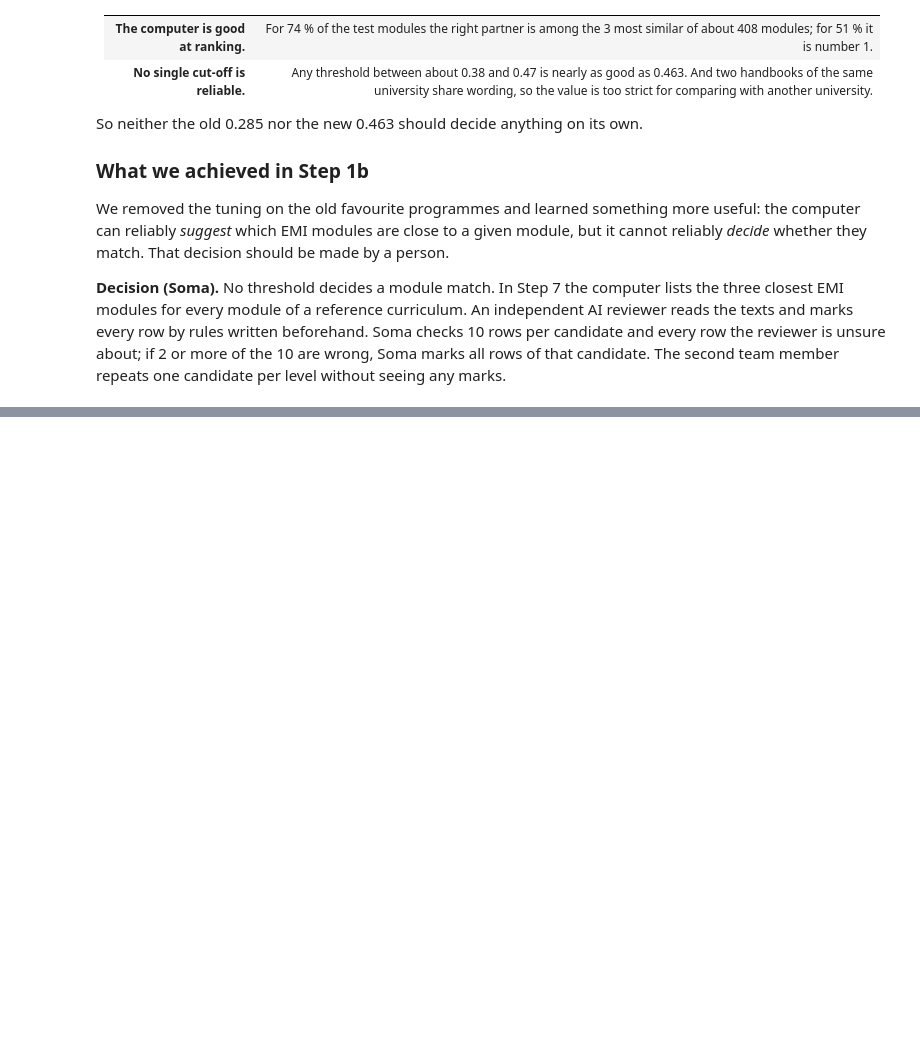
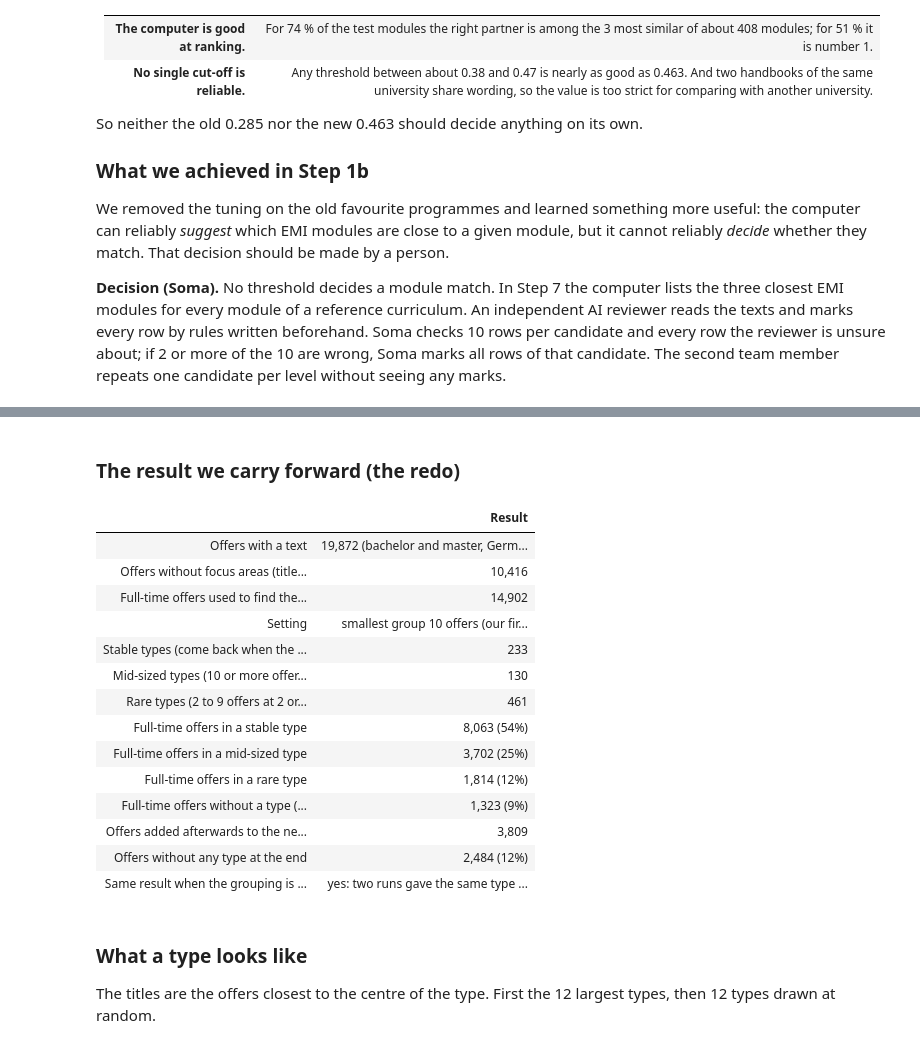
Before and after one commit to SomanthaManuranga/study-program-intelligence, a Jupyter notebook: notebooks/funnel_progress.ipynb, the cells around one changed output, grey strips where cells are left out. Drawn from its saved outputs; the diff is of its cells as text; code cells hidden in the pictures; blank space fills up the shorter version.

```diff
--- a/notebooks/funnel_progress.ipynb
+++ b/notebooks/funnel_progress.ipynb
@@ -500,0 +418,42 @@ Step 3 (screen and competition) starts only when a list of types is accepted.
+# %% [markdown]
+### The result we carry forward (the redo)
+# %%
+S2 = json.loads((ROOT / "data" / "interim" / "funnel2_step2.json").read_text(encoding="utf-8"))
+E2 = json.loads((ROOT / "data" / "interim" / "funnel2_embed.json").read_text(encoding="utf-8"))
+sel, ft, lo = S2["selected"], S2["full_time"], S2["left_over"]
+show(pd.DataFrame([
+    ("Offers with a text", f"{S2['offers']:,} (bachelor and master, Germany)"),
+    ("Offers without focus areas (title and subject labels only)", f"{E2['without_focus_items']:,}"),
+    ("Full-time offers used to find the types", f"{ft:,}"),
+    ("Setting", f"smallest group {sel['min_cluster_size']} offers (our first rule would pick {S2['former_rule_setting'][0]})"),
+    ("Stable types (come back when the grouping is repeated)", S2["stable_types"]),
+    ("Mid-sized types (10 or more offers; not shown to be stable)", S2["mid_sized_types"]),
+    ("Rare types (2 to 9 offers at 2 or more universities; not stability-tested)", S2["rare_types"]),
+    ("Full-time offers in a stable type", f"{S2['full_time_in_stable']:,} ({S2['full_time_in_stable'] / ft:.0%})"),
+    ("Full-time offers in a mid-sized type", f"{S2['full_time_in_mid_sized']:,} ({S2['full_time_in_mid_sized'] / ft:.0%})"),
+    ("Full-time offers in a rare type", f"{S2['full_time_in_rare']:,} ({S2['full_time_in_rare'] / ft:.0%})"),
+    ("Full-time offers without a type (single offers, or groups at one university only)", f"{S2['full_time_without_type']:,} ({S2['full_time_without_type'] / ft:.0%})"),
+    ("Offers added afterwards to the nearest type", f"{S2['assigned_afterwards']:,}"),
+    ("Offers without any type at the end", f"{S2['offers_without_any_type']:,} ({S2['offers_without_any_type'] / S2['offers']:.0%})"),
+    ("Same result when the grouping is run a second time", CH["reproduced"]),
+], columns=["", "Result"]))
+# %% [output]
+|  | Result |
+| Offers with a text | 19,872 (bachelor and master, Germ... |
+| Offers without focus areas (title... | 10,416 |
+| Full-time offers used to find the... | 14,902 |
+| Setting | smallest group 10 offers (our fir... |
+| Stable types (come back when the ... | 233 |
+| Mid-sized types (10 or more offer... | 130 |
+| Rare types (2 to 9 offers at 2 or... | 461 |
+| Full-time offers in a stable type | 8,063 (54%) |
+| Full-time offers in a mid-sized type | 3,702 (25%) |
+| Full-time offers in a rare type | 1,814 (12%) |
+| Full-time offers without a type (... | 1,323 (9%) |
+| Offers added afterwards to the ne... | 3,809 |
+| Offers without any type at the end | 2,484 (12%) |
+| Same result when the grouping is ... | yes: two runs gave the same type ... |
+# %% [markdown]
+### What a type looks like
+
+The titles are the offers closest to the centre of the type. First the 12 largest types, then 12 types drawn at random.
```
Also changed, not shown: parts of 17 cells of this notebook, 5 other files.
